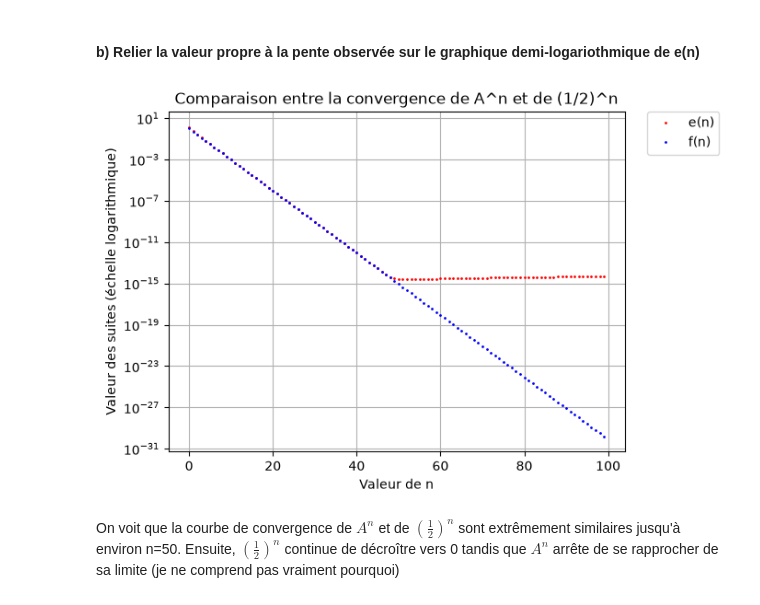
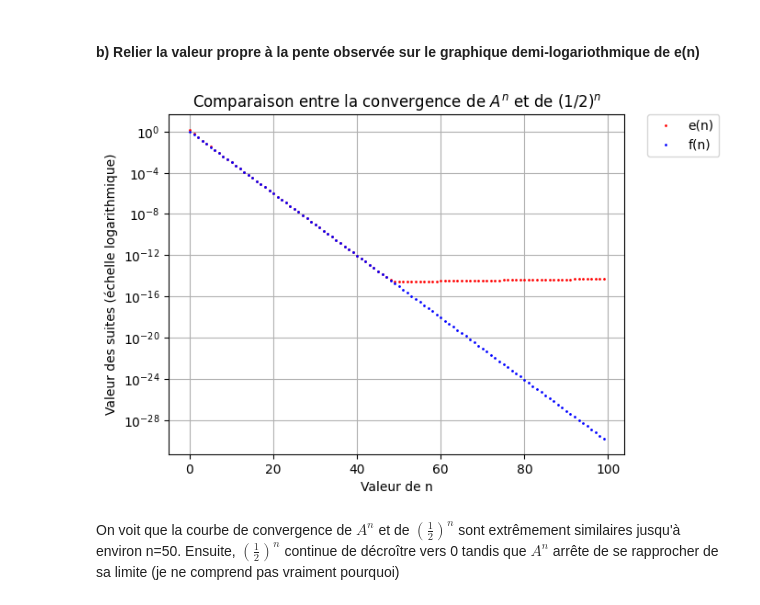
Before and after one commit to valbesnard/vbesnard_adebonet_Projet_Algebre_Lineaire, a Jupyter notebook: Main.ipynb, the cells around one changed output. Drawn from its saved outputs; the diff is of its cells as text; code cells hidden in the pictures.

```diff
--- a/Main.ipynb
+++ b/Main.ipynb
@@ -1634,6 +1694,15 @@ from time import perf_counter
 
 #On créé une fonction test qui va faire un grand nombre de test et rendra la médiane :
 def test_efficacite(string,A,n,nb_test) :
+    """
+    Entrées :
+        string - Méthode utilisé.
+        A - Matrice carré.
+        n - Nombre d'itérations.
+        nb_test - Nombre de tests effectués.
+    Sorties :
+        float - Médiane des tests.
+    """
     #Liste vide qui accueillera tous les tests
     L=[]
 
@@ -1666,7 +1735,7 @@ def test_efficacite(string,A,n,nb_test) :
                 L.append(end-start)
             return(np.percentile(np.array(L),50))
     else :
-        return('On attend "it","diag" ou "np" en premier argument')
+        raise Exception('On attend "it","diag" ou "np" en premier argument')
 
 #On créé des listes pour stocker nos résultats que nous pourrons rajouter dans un dataframe ensuite
 
@@ -1688,27 +1757,21 @@ A=np.array([[1/2,1/6,1/6],
            [1/4,1/6,2/3]])
 
 #On définit les 4 valeurs de n que l'on veut tester et le nombre nb_test que l'on veut pour notre fonction test
-n1=10
-n2=100
-n3=1000
-n4=10000
+n_values = [10, 100, 1000, 10000]
 nb_test = 30
 
 #On remplit une liste par valeur de n avec les tests pour chaque fonction réalisé
-L1 = [test_efficacite('it',A,n1,nb_test), test_efficacite('diag',A,n1,nb_test), test_efficacite('np',A,n1,nb_test)]
-L2 = [test_efficacite('it',A,n2,nb_test), test_efficacite('diag',A,n2,nb_test), test_efficacite('np',A,n2,nb_test)]
-L3 = [test_efficacite('it',A,n3,nb_test), test_efficacite('diag',A,n3,nb_test), test_efficacite('np',A,n3,nb_test)]
-L4 = [test_efficacite('it',A,n4,nb_test), test_efficacite('diag',A,n4,nb_test), test_efficacite('np',A,n4,nb_test)]
+L = []
+for n in n_values :
+    L.append([test_efficacite('it',A,n,nb_test), test_efficacite('diag',A,n,nb_test), test_efficacite('np',A,n,nb_test)])
 
 df_test = []
 
 for i in range(3):
-    d = {
-        'Pour n1': L1[i],
-        'Pour n2': L2[i],
-        'Pour n3': L3[i],
-        'Pour n4': L4[i],
-    }
+    d = {}
+
+    for j in range(len(L)):
+        d[f'Pour n{j+1}'] = L[j][i]
 
     df_test.append(d)
 
@@ -1719,10 +1782,9 @@ df_test = pd.DataFrame(df_test, index=['it','diag','np'])
 
 print(df_test)
 print("\nAvec")
-print("n1 =",n1)
-print("n2 =",n2)
-print("n3 =",n3)
-print("n4 =",n4)
+for i in range(len(n_values)):
+    print(f"n{i} = {n_values[i]}")
+
 print("Le calcul des P,D et P-1 est compté pour 'diag'")
 # %% [output]
        Pour n1   Pour n2   Pour n3   Pour n4
@@ -1794,35 +1856,35 @@ Donc modulo une facteur $K>0$, la vitesse de convergence de la suite est celle d
 # %%
 #Valeur Nmax pour savoir combien de termes on calcule par suite
 Nmax = 100
 
 #On écrit la matrice A infini de la partie I ici
 A_inf = np.array([[1/4,1/4,1/4],[3/8,3/8,3/8],[3/8,3/8,3/8]])
 
 #On créé une liste e pour accueillir tous les termes e(n)
 e=[]
 for i in range (Nmax) :
     e.append(np.linalg.norm( np.linalg.matrix_power(A,i) - A_inf ))
 
 #On créé une deuxioème liste pour accueillir les termes f(n)=1/2^n
 f=[]
 for i in range (Nmax) :
     f.append((1/2)**i)
 
 #On définit la liste pour l'axe des abscisses
 n=np.arange(Nmax)
 
 #On créé la commande pour représenter e(n) sur une échelle logarithmique
 plt.yscale("log")
 plt.plot(n,e,'ro', markersize=1 , label = 'e(n)')
 plt.plot(n,f,'bo', markersize=1 , label = 'f(n)')
 plt.xlabel('Valeur de n')
 plt.ylabel('Valeur des suites (échelle logarithmique)')
-plt.title('Comparaison entre la convergence de A^n et de (1/2)^n')
+plt.title('Comparaison entre la convergence de $A^n$ et de $(1/2)^n$')
 plt.grid(True)
 plt.legend(bbox_to_anchor=(1.05, 1),loc='upper left', borderaxespad=0.)
 plt.show()
 # %% [output]
-[figure, old version]
+[figure, new version]
 # %% [markdown]
 On voit que la courbe de convergence de $A^n$ et de $(\frac{1}{2})^n$ sont extrêmement similaires jusqu'à environ n=50. Ensuite, $(\frac{1}{2})^n$ continue de décroître vers 0 tandis que $A^n$ arrête de se rapprocher de sa limite (je ne comprend pas vraiment pourquoi)
 # %% [markdown]
```
Also changed, not shown: parts of 21 cells of this notebook, 1 other file.
